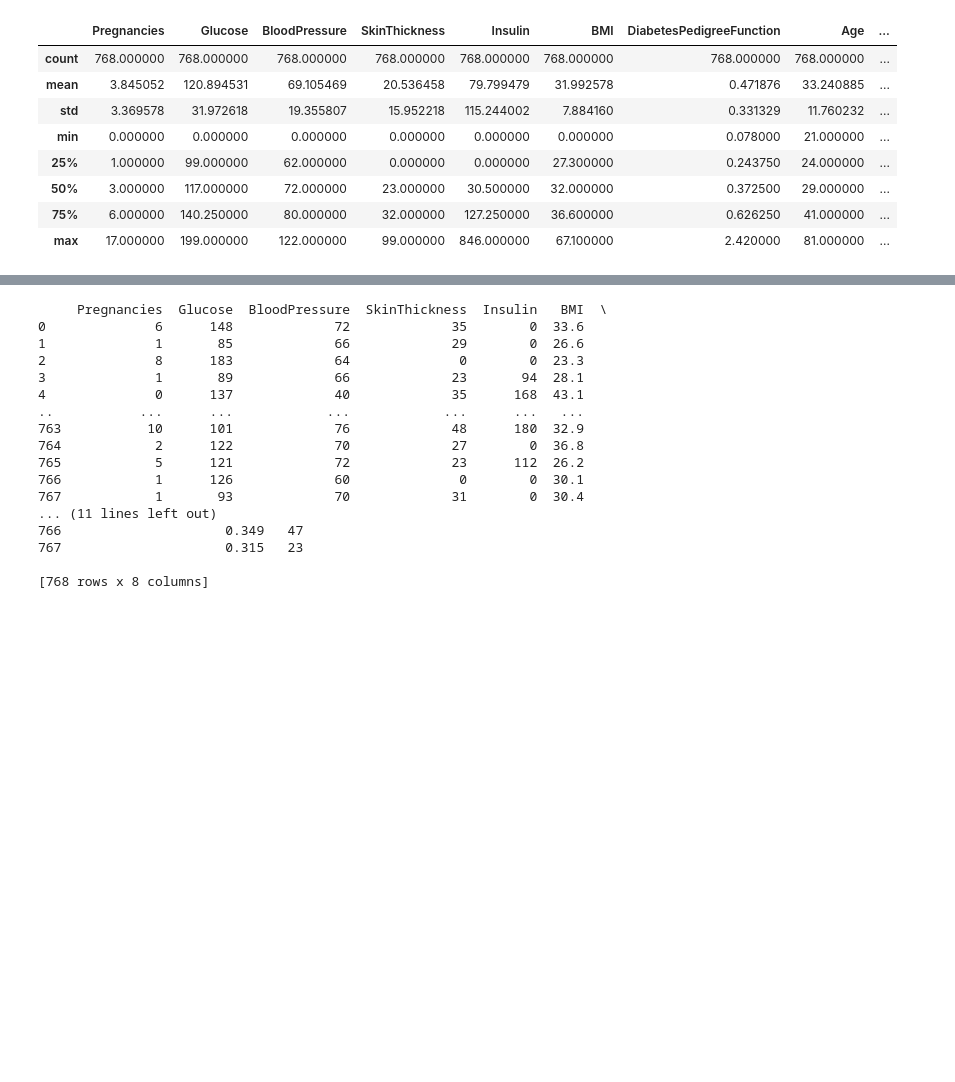
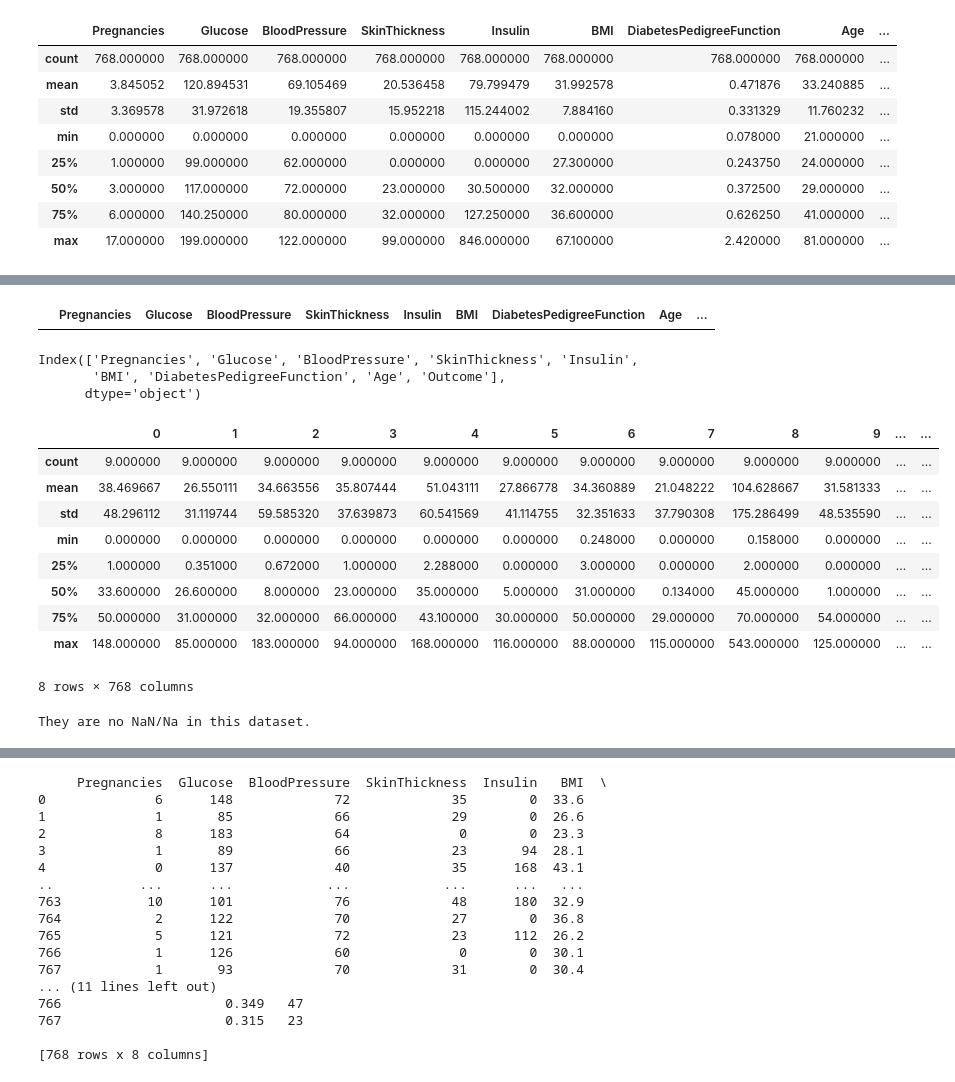
Before and after one commit to Winfry/DiabetesPrediction, a Jupyter notebook: DiabetesPrediction.ipynb, the cells around one changed output, grey strips where cells are left out. Cells and saved outputs as stored; diff of their text form; code cells hidden in the pictures; blank space fills up the shorter version.

```diff
--- a/DiabetesPrediction.ipynb
+++ b/DiabetesPrediction.ipynb
@@ -93,0 +94,34 @@ diabetes_dataset.groupby('Outcome').mean()
+# %%
+#Finding duplicates
+
+df.loc[df.duplicated()]
+# %% [output]
+|  | Pregnancies | Glucose | BloodPressure | SkinThickness | Insulin | BMI | DiabetesPedigreeFunction | Age | ... |
+# %%
+# view column names
+
+df.columns
+# %% [output]
+Index(['Pregnancies', 'Glucose', 'BloodPressure', 'SkinThickness', 'Insulin',
+       'BMI', 'DiabetesPedigreeFunction', 'Age', 'Outcome'],
+      dtype='object')
+# %%
+df.T.describe()
+# %% [output]
+|  | 0 | 1 | 2 | 3 | 4 | 5 | 6 | 7 | 8 | 9 | ... | ... |
+| count | 9.000000 | 9.000000 | 9.000000 | 9.000000 | 9.000000 | 9.000000 | 9.000000 | 9.000000 | 9.000000 | 9.000000 | ... | ... |
+| mean | 38.469667 | 26.550111 | 34.663556 | 35.807444 | 51.043111 | 27.866778 | 34.360889 | 21.048222 | 104.628667 | 31.581333 | ... | ... |
+| std | 48.296112 | 31.119744 | 59.585320 | 37.639873 | 60.541569 | 41.114755 | 32.351633 | 37.790308 | 175.286499 | 48.535590 | ... | ... |
+| min | 0.000000 | 0.000000 | 0.000000 | 0.000000 | 0.000000 | 0.000000 | 0.248000 | 0.000000 | 0.158000 | 0.000000 | ... | ... |
+| 25% | 1.000000 | 0.351000 | 0.672000 | 1.000000 | 2.288000 | 0.000000 | 3.000000 | 0.000000 | 2.000000 | 0.000000 | ... | ... |
+| 50% | 33.600000 | 26.600000 | 8.000000 | 23.000000 | 35.000000 | 5.000000 | 31.000000 | 0.134000 | 45.000000 | 1.000000 | ... | ... |
+| 75% | 50.000000 | 31.000000 | 32.000000 | 66.000000 | 43.100000 | 30.000000 | 50.000000 | 29.000000 | 70.000000 | 54.000000 | ... | ... |
+| max | 148.000000 | 85.000000 | 183.000000 | 94.000000 | 168.000000 | 116.000000 | 88.000000 | 115.000000 | 543.000000 | 125.000000 | ... | ... |
+8 rows × 768 columns
+# %%
+# Looking for missing values with NA and returns a boolean with columns with missing values
+pd.isnull(df).any()
+
+print ("They are no NaN/Na in this dataset.")
+# %% [output]
+They are no NaN/Na in this dataset.
```
Also changed, not shown: parts of 13 cells of this notebook.
